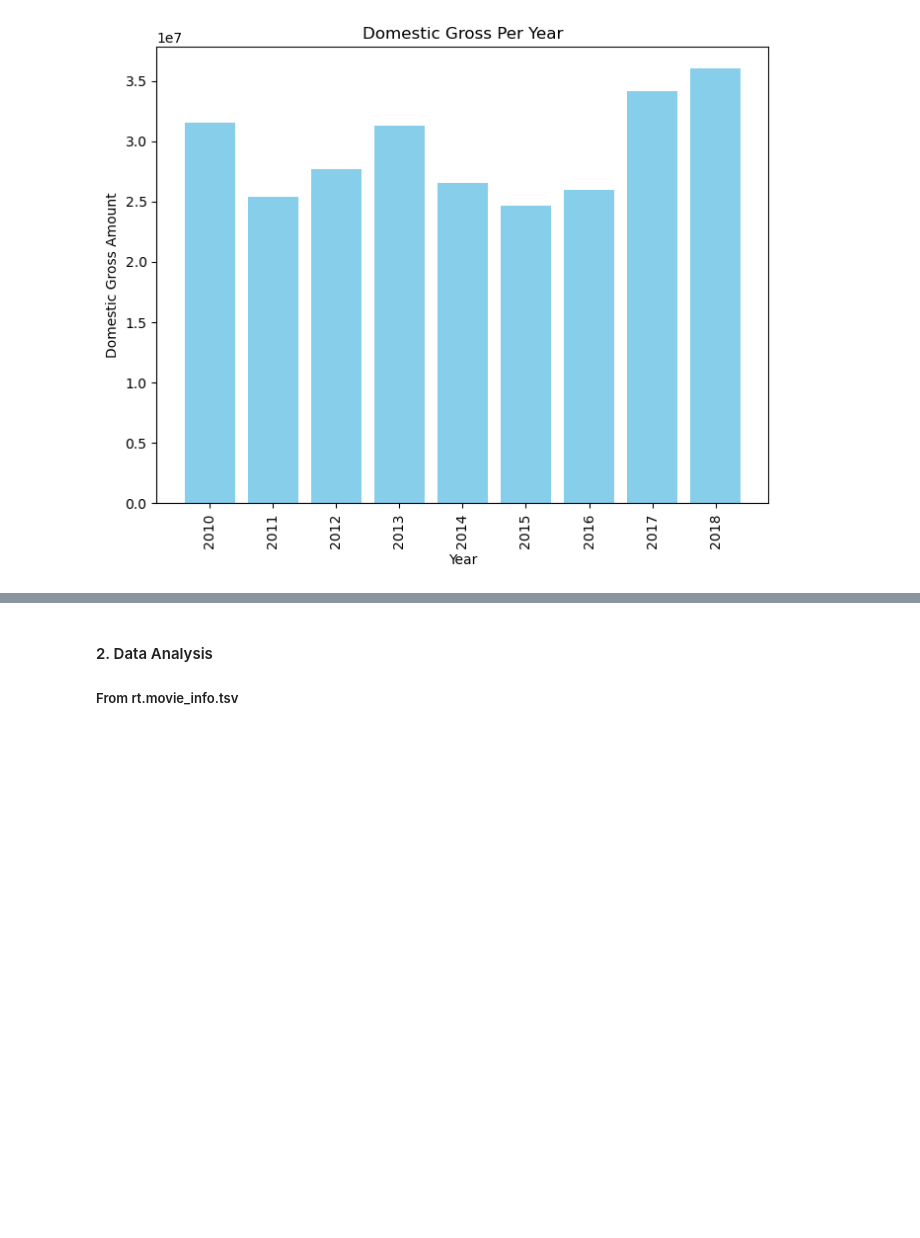
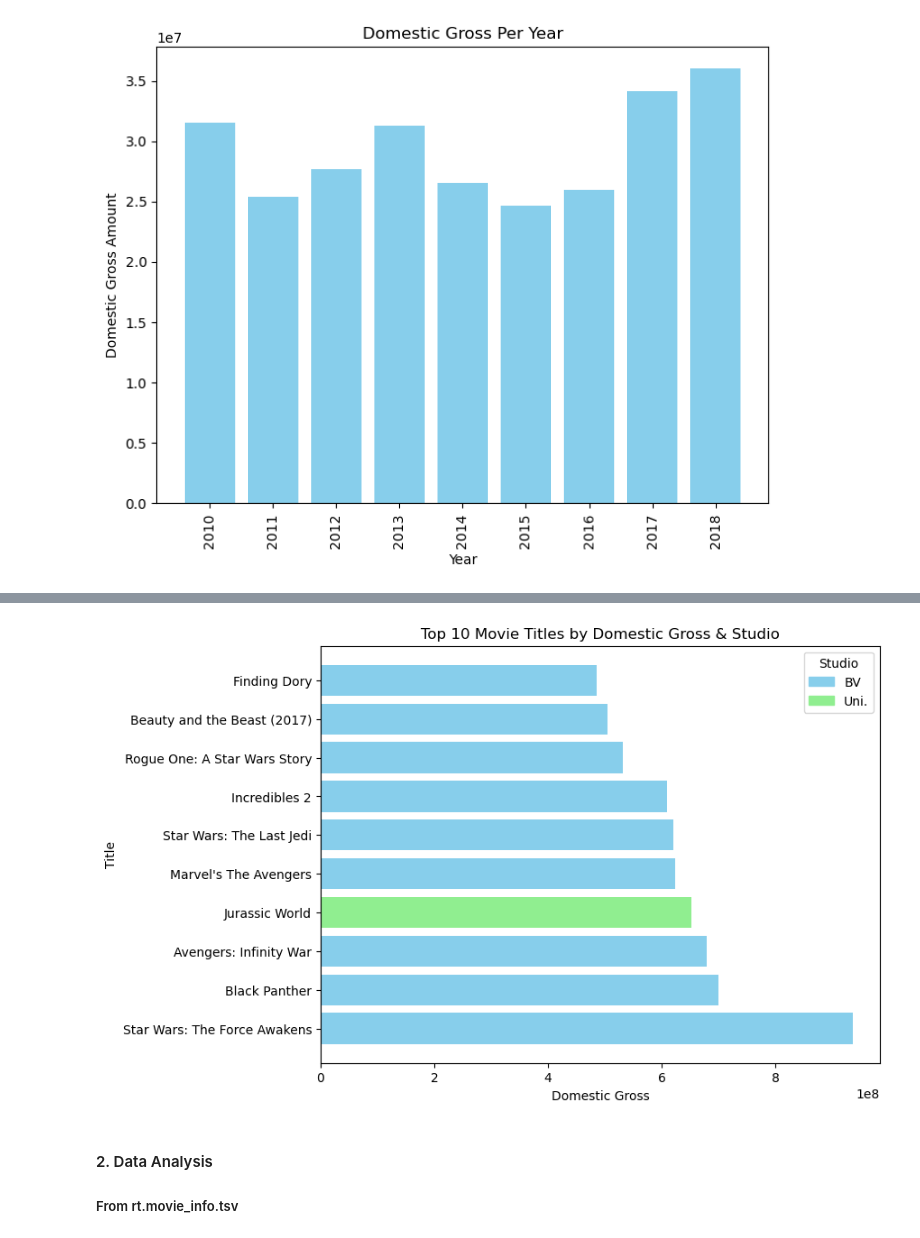
Before and after one commit to jgatharia/DS_Phase_1_Project, a Jupyter notebook: index.ipynb, the cells around one changed output, grey strips where cells are left out. Saved outputs shown, nothing was run; the diff lists cells and outputs as text; code cells hidden in the pictures; blank space fills up the shorter version.

Commit message:
last visualization for movie-gross dataset

```diff
--- a/index.ipynb
+++ b/index.ipynb
@@ -287,3 +303,32 @@ ax1.set_title("Domestic Gross Per Year");
+# %%
+# Set up plots
+fig, ax1 = plt.subplots(figsize=(8, 6))
+
+# Create variables for easier reuse
+grouped_domestic_gross = cleaned_movie_gross.groupby(['studio','title'])['domestic_gross'].mean().reset_index()
+top_10_domestic_gross = grouped_domestic_gross.sort_values(by='domestic_gross',ascending=False).head(10)
+
+#define colors for each studio
+studio_colors= {
+    'BV': 'skyblue',
+    'Uni.': 'lightgreen'
+}
+# Plot data with colors based on studio
+for i, row in top_10_domestic_gross.iterrows():
+    ax1.barh(row['title'], row['domestic_gross'], color=studio_colors[row['studio']])
+
+# Create a legend
+handles = [plt.Rectangle((0,0),1,1, color=studio_colors[studio]) for studio in studio_colors]
+labels = list(studio_colors.keys())
+ax1.legend(handles, labels, title="Studio")
+
+# Customize appearance
+ax1.tick_params(axis="x")
+ax1.set_xlabel("Domestic Gross")
+ax1.set_ylabel("Title")
+ax1.set_title("Top 10 Movie Titles by Domestic Gross & Studio");
+# %% [output]
+[figure, added]
 # %% [markdown]
 #### 2. Data Analysis
 ##### From rt.movie_info.tsv
```
Also changed, not shown: parts of 1 cell of this notebook.
